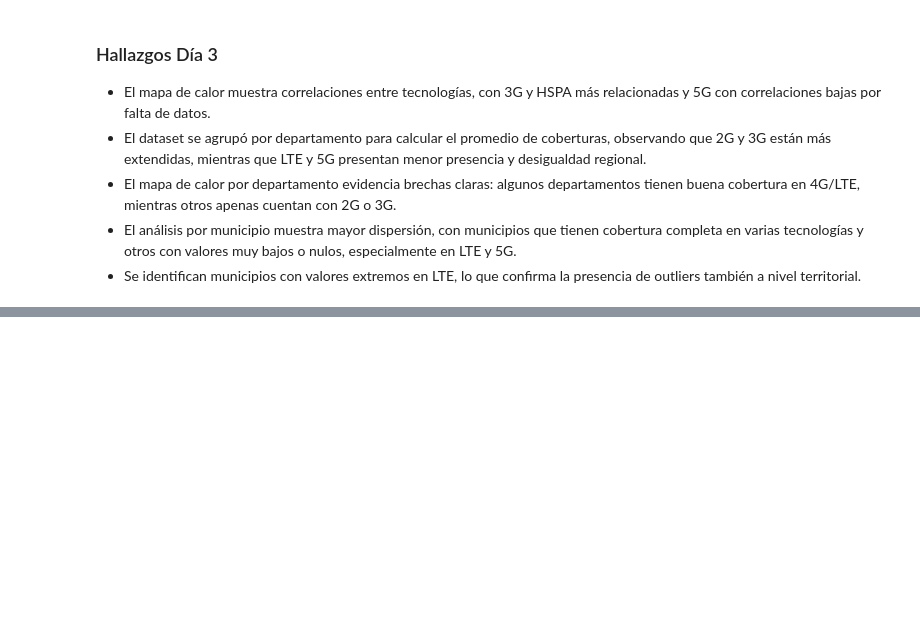
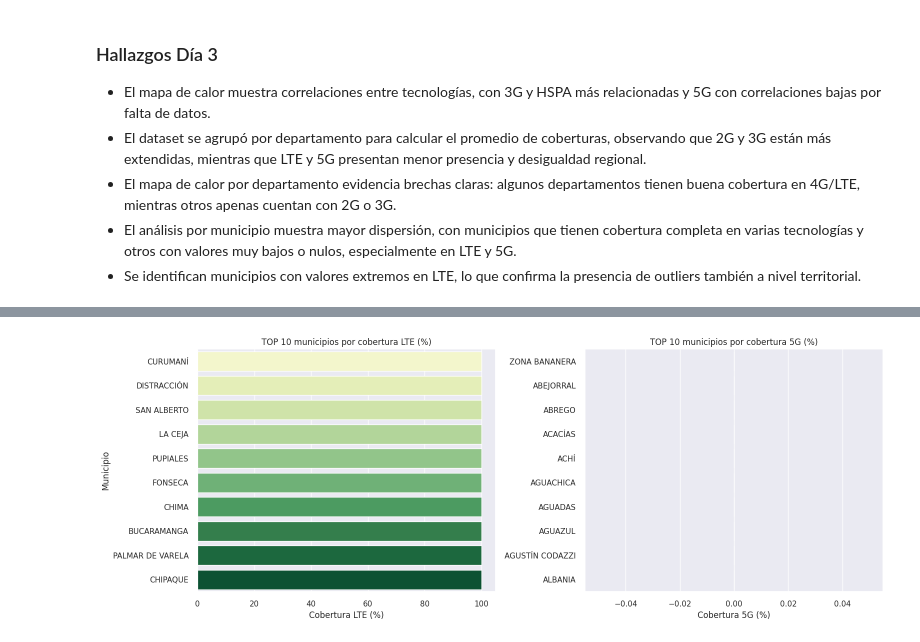
Before and after one commit to kevinbn12/PROYECTO-ANALITICA_DE_DATOS, a Jupyter notebook: data/processed/EDA.ipynb, the cells around one changed output, grey strips where cells are left out. Drawn from its saved outputs; the diff is of its cells as text; code cells hidden in the pictures; blank space fills up the shorter version.

```diff
--- a/data/processed/EDA.ipynb
+++ b/data/processed/EDA.ipynb
@@ -272,0 +349,15 @@ plt.show()
+# %%
+# 3 Promedios y rankings por municipio
+# Promedio de cobertura por municipio
+mpio_mean = df.groupby(col_mpio)[cols_cobertura].mean().mul(100).round(2)
+mpio_mean.head()
+
+# TOP 10 municipios con mayor cobertura en LTE y 5G
+top_mpio_lte = mpio_mean.sort_values(by="cobertura_lte", ascending=False).head(10)
+top_mpio_5g  = mpio_mean.sort_values(by="cobertura_5g",  ascending=False).head(10)
+
+# BOTTOM 10 municipios con menor cobertura en LTE y 5G
+bottom_mpio_lte = mpio_mean.sort_values(by="cobertura_lte", ascending=True).head(10)
+bottom_mpio_5g  = mpio_mean.sort_values(by="cobertura_5g",  ascending=True).head(10)
+
+top_mpio_lte, top_mpio_5g, bottom_mpio_lte, bottom_mpio_5g
@@ -272,0 +382,18 @@ plt.show()
+# %%
+# Visualización: barras TOP 10 LTE y 5G
+fig, axes = plt.subplots(1, 2, figsize=(16,6))
+
+sns.barplot(x=top_mpio_lte["cobertura_lte"], y=top_mpio_lte.index, hue=top_mpio_lte.index, ax=axes[0], palette="YlGn", legend=False)
+axes[0].set_title("TOP 10 municipios por cobertura LTE (%)")
+axes[0].set_xlabel("Cobertura LTE (%)")
+axes[0].set_ylabel("Municipio")
+
+sns.barplot(x=top_mpio_5g["cobertura_5g"], y=top_mpio_5g.index, hue=top_mpio_5g.index, ax=axes[1], palette="OrRd", legend=False)
+axes[1].set_title("TOP 10 municipios por cobertura 5G (%)")
+axes[1].set_xlabel("Cobertura 5G (%)")
+axes[1].set_ylabel("")
+
+plt.tight_layout()
+plt.show()
+# %% [output]
+[figure, added]
```
Also changed, not shown: parts of 35 cells of this notebook.
